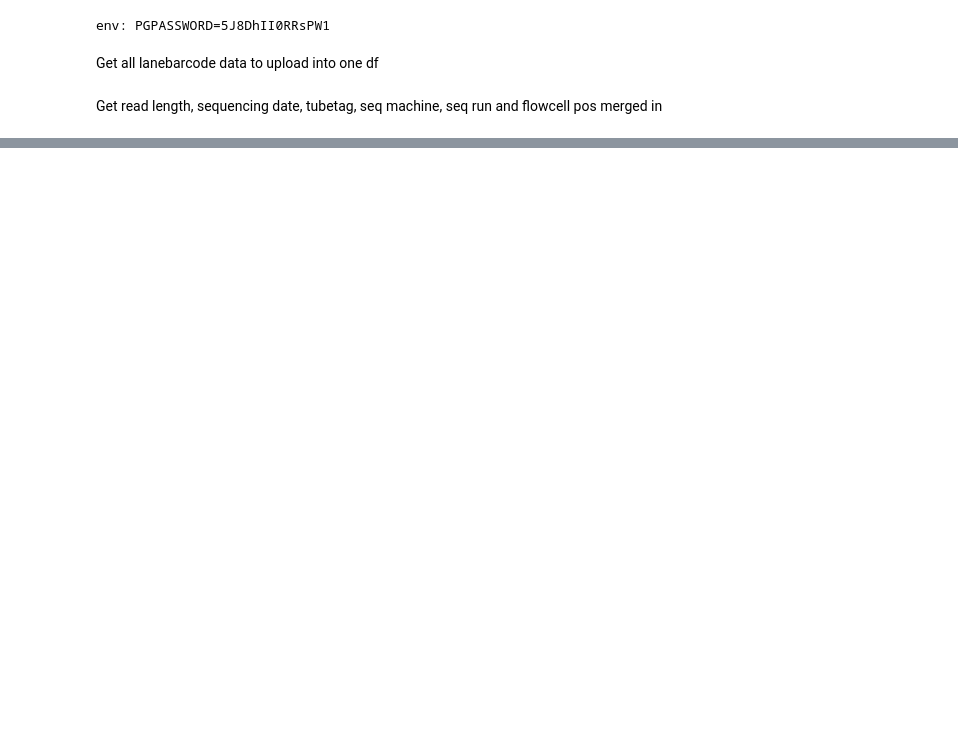
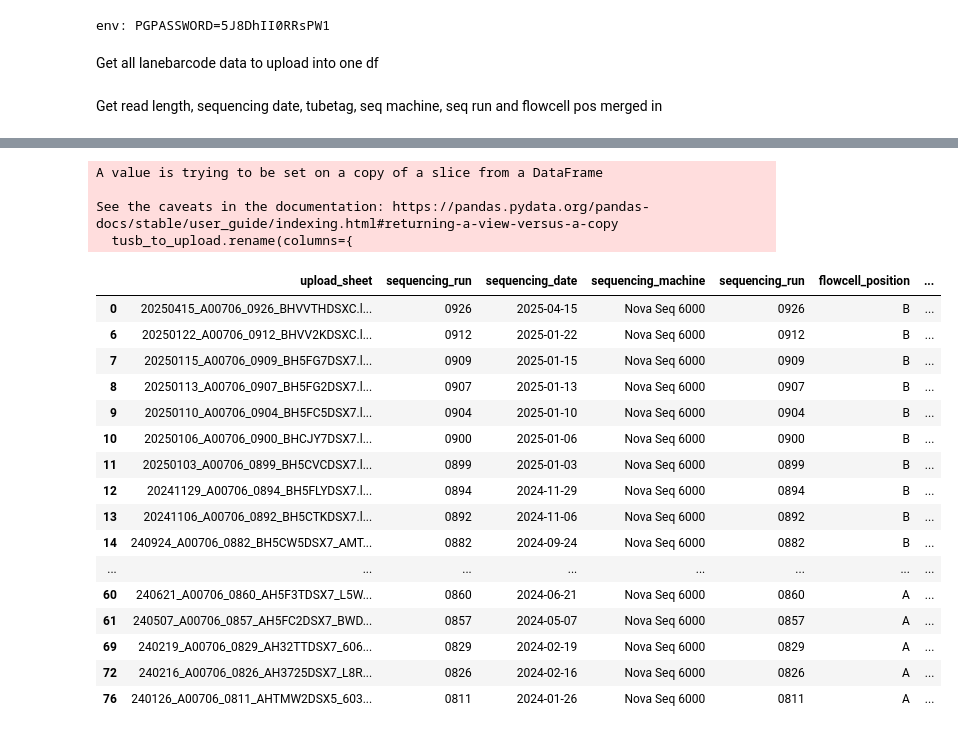
Before and after one commit to magnujo/gg-metadatabase-ui, a Jupyter notebook: notebooks/lanebarcode_batch_upload.ipynb, the cells around one changed output, grey strips where cells are left out. Cells and saved outputs as stored; diff of their text form; code cells hidden in the pictures; blank space fills up the shorter version.

```diff
--- a/notebooks/lanebarcode_batch_upload.ipynb
+++ b/notebooks/lanebarcode_batch_upload.ipynb
@@ -284,0 +171,16 @@ flowcell_data
+# %%
+tusb_to_upload.rename(columns={
+    'FlowCellID': data.flowcell.flowcell_id(),
+    'run_no': data.flowcell.sequencing_run(),
+    'RunDate': data.flowcell.sequencing_date(),
+    'InstrumentSide': data.flowcell.flowcell_position(),
+    'Tubetag': data.flowcell.library_pool_tag(),
+    'filename': 'upload_sheet'
+}, inplace=True, errors='raise')
+# %% [output]
+A value is trying to be set on a copy of a slice from a DataFrame
+
+See the caveats in the documentation: https://pandas.pydata.org/pandas-docs/stable/user_guide/indexing.html#returning-a-view-versus-a-copy
+  tusb_to_upload.rename(columns={
+# %%
+to_upload_final_subset = tusb_to_upload[['upload_sheet', 'sequencing_run', 'sequencing_date', 'sequencing_machine', 'sequencing_run', 'flowcell_position', 'flowcell_id', 'seqc_tube_tag', 'read_length']]
@@ -284,0 +207,20 @@ flowcell_data
+# %%
+to_upload_final_subset
+# %% [output]
+|  | upload_sheet | sequencing_run | sequencing_date | sequencing_machine | sequencing_run | flowcell_position | ... |
+| 0 | 20250415_A00706_0926_BHVVTHDSXC.l... | 0926 | 2025-04-15 | Nova Seq 6000 | 0926 | B | ... |
+| 6 | 20250122_A00706_0912_BHVV2KDSXC.l... | 0912 | 2025-01-22 | Nova Seq 6000 | 0912 | B | ... |
+| 7 | 20250115_A00706_0909_BH5FG7DSX7.l... | 0909 | 2025-01-15 | Nova Seq 6000 | 0909 | B | ... |
+| 8 | 20250113_A00706_0907_BH5FG2DSX7.l... | 0907 | 2025-01-13 | Nova Seq 6000 | 0907 | B | ... |
+| 9 | 20250110_A00706_0904_BH5FC5DSX7.l... | 0904 | 2025-01-10 | Nova Seq 6000 | 0904 | B | ... |
+| 10 | 20250106_A00706_0900_BHCJY7DSX7.l... | 0900 | 2025-01-06 | Nova Seq 6000 | 0900 | B | ... |
+| 11 | 20250103_A00706_0899_BH5CVCDSX7.l... | 0899 | 2025-01-03 | Nova Seq 6000 | 0899 | B | ... |
+| 12 | 20241129_A00706_0894_BH5FLYDSX7.l... | 0894 | 2024-11-29 | Nova Seq 6000 | 0894 | B | ... |
+| 13 | 20241106_A00706_0892_BH5CTKDSX7.l... | 0892 | 2024-11-06 | Nova Seq 6000 | 0892 | B | ... |
+| 14 | 240924_A00706_0882_BH5CW5DSX7_AMT... | 0882 | 2024-09-24 | Nova Seq 6000 | 0882 | B | ... |
+| ... | ... | ... | ... | ... | ... | ... | ... |
+| 60 | 240621_A00706_0860_AH5F3TDSX7_L5W... | 0860 | 2024-06-21 | Nova Seq 6000 | 0860 | A | ... |
+| 61 | 240507_A00706_0857_AH5FC2DSX7_BWD... | 0857 | 2024-05-07 | Nova Seq 6000 | 0857 | A | ... |
+| 69 | 240219_A00706_0829_AH32TTDSX7_606... | 0829 | 2024-02-19 | Nova Seq 6000 | 0829 | A | ... |
+| 72 | 240216_A00706_0826_AH3725DSX7_L8R... | 0826 | 2024-02-16 | Nova Seq 6000 | 0826 | A | ... |
+| 76 | 240126_A00706_0811_AHTMW2DSX5_603... | 0811 | 2024-01-26 | Nova Seq 6000 | 0811 | A | ... |
```
Also changed, not shown: parts of 80 cells of this notebook, 6 other files.
